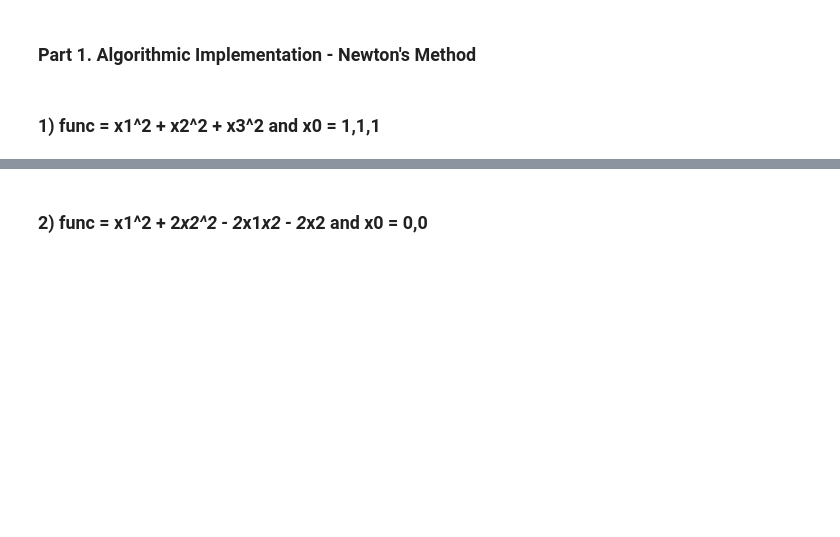
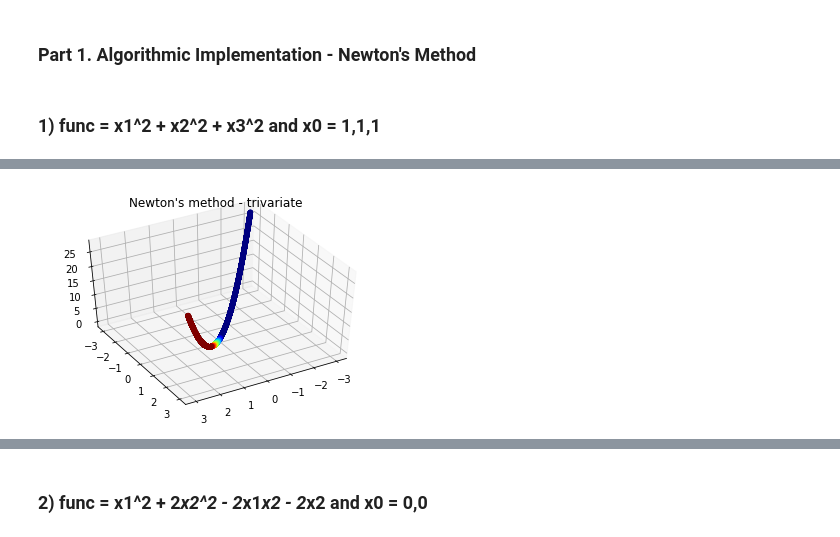
Before and after one commit to royxss/OptimizationAlgo, a Jupyter notebook: Newtons Method Algorithm.ipynb, the cells around one changed output, grey strips where cells are left out. Drawn from its saved outputs; the diff is of its cells as text; code cells hidden in the pictures; blank space fills up the shorter version.

Commit message:
Added plots

```diff
--- a/Newtons Method Algorithm.ipynb
+++ b/Newtons Method Algorithm.ipynb
@@ -141,0 +143,17 @@ runtime:  0.014011144638061523
+# %%
+# create the figure, add a 3d axis, set the viewing angle
+x = np.linspace(-3,3,10000)
+y = np.linspace(-3,3,10000)
+z = np.linspace(-3,3,10000)
+
+fig = plt.figure()
+ax = fig.add_subplot(111, projection='3d')
+ax.view_init(45,60)
+
+#ax.scatter(x, y, f(x,y,z), c='b', marker='o')
+ax.scatter(x, y, f(x,y,z), facecolors=plt.cm.jet(z))
+#ax.scatter(x, y, z, facecolors=plt.cm.jet(f(x,y,z)))
+plt.title("Newton's method - trivariate")
+plt.show()
+# %% [output]
+[figure, added]
```
Also changed, not shown: parts of 14 cells of this notebook.
